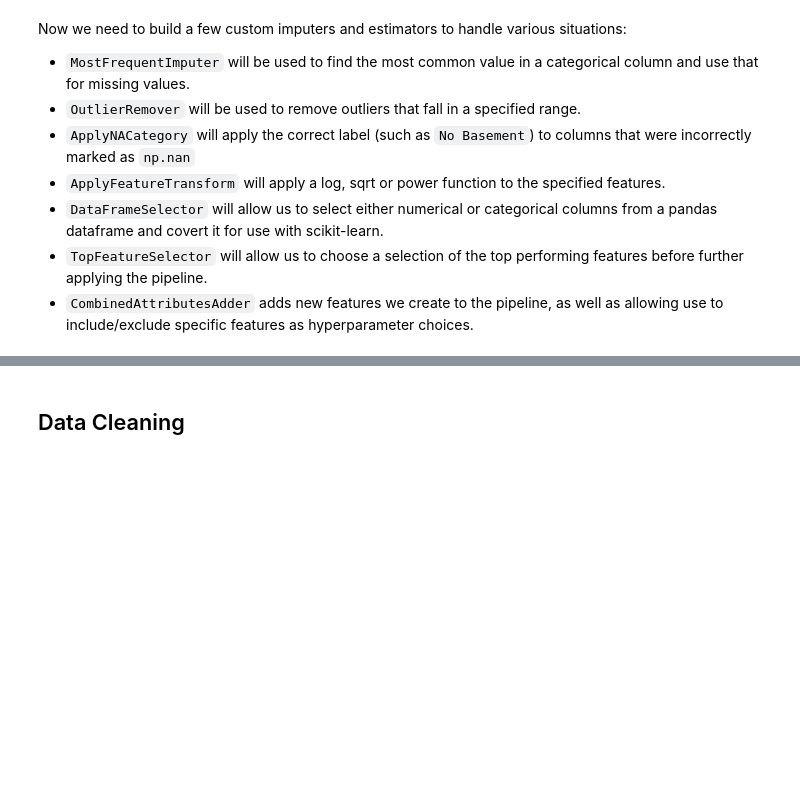
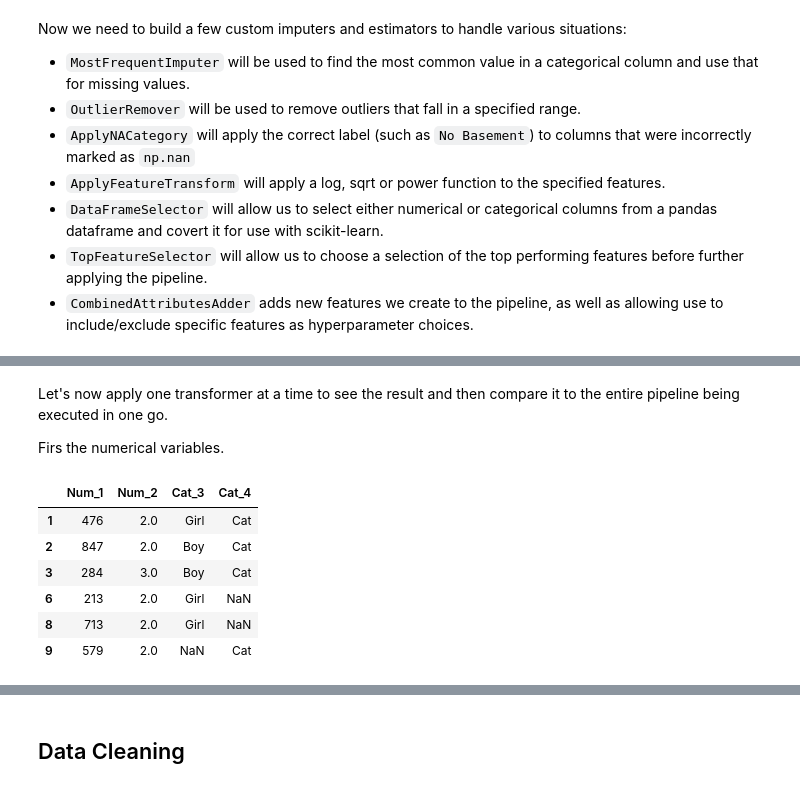
Before and after one commit to dorond/kaggle-house-prices-prediction, a Jupyter notebook: Housing Sale Price Prediction (Kaggle).ipynb, the cells around one changed output, grey strips where cells are left out. Drawn from its saved outputs; the diff is of its cells as text; code cells hidden in the pictures; blank space fills up the shorter version.

```diff
--- a/Housing Sale Price Prediction (Kaggle).ipynb
+++ b/Housing Sale Price Prediction (Kaggle).ipynb
@@ -555,0 +577,4 @@ housing_extra_attribs = attr_adder.transform(housing.values)
+# %%
+num_features = pets.select_dtypes(include=np.number).columns.values.tolist()
+cat_features = pets.select_dtypes(include=['object']).columns.values.tolist()
+all_features = num_features + cat_features
@@ -555,0 +603,50 @@ housing_extra_attribs = attr_adder.transform(housing.values)
+# %%
+from sklearn.pipeline import Pipeline
+from sklearn.preprocessing import Imputer
+from sklearn.preprocessing import StandardScaler
+from future_encoders import OneHotEncoder
+from sklearn.pipeline import FeatureUnion
+
+imputer = Imputer(strategy="median")
+
+outlier_pipeline = Pipeline([
+        ("select_numeric_outliers", DataFrameSelector(all_features)),
+        ("outlier_removal", OutlierRemover(outlier_params)),
+
+])
+
+num_pipeline = Pipeline([
+        ("select_numeric", DataFrameSelector(num_features)),
+        ("feature_transform",ApplyFeatureTransform(feature_transform_params)),
+        ('attribs_adder', CombinedAttributesAdder(feature_adder_params)),
+        ("num_imputer", Imputer(strategy="median")),
+        ('std_scaler', StandardScaler()),
+    ])
+
+cat_pipeline = Pipeline([
+        ("select_cat", DataFrameSelector(cat_features)),
+        ("apply_na", ApplyNACategory(na_dict)),
+        ("cat_imputer", MostFrequentImputer()),
+        ("cat_encoder", OneHotEncoder(sparse=False)),
+    ])
+
+preprocess_pipeline = FeatureUnion(transformer_list=[
+        ("num_pipeline", num_pipeline),
+        ("cat_pipeline", cat_pipeline),
+
+    ])
+# %% [markdown]
+Let's now apply one transformer at a time to see the result and then compare it to the entire pipeline being executed in one go.
+
+Firs the numerical variables.
+# %%
+pets_train_outliers_removed = outlier_pipeline.fit_transform(pets)
+pets_train_outliers_removed
+# %% [output]
+|  | Num_1 | Num_2 | Cat_3 | Cat_4 |
+| 1 | 476 | 2.0 | Girl | Cat |
+| 2 | 847 | 2.0 | Boy | Cat |
+| 3 | 284 | 3.0 | Boy | Cat |
+| 6 | 213 | 2.0 | Girl | NaN |
+| 8 | 713 | 2.0 | Girl | NaN |
+| 9 | 579 | 2.0 | NaN | Cat |
```
Also changed, not shown: parts of 33 cells of this notebook.
